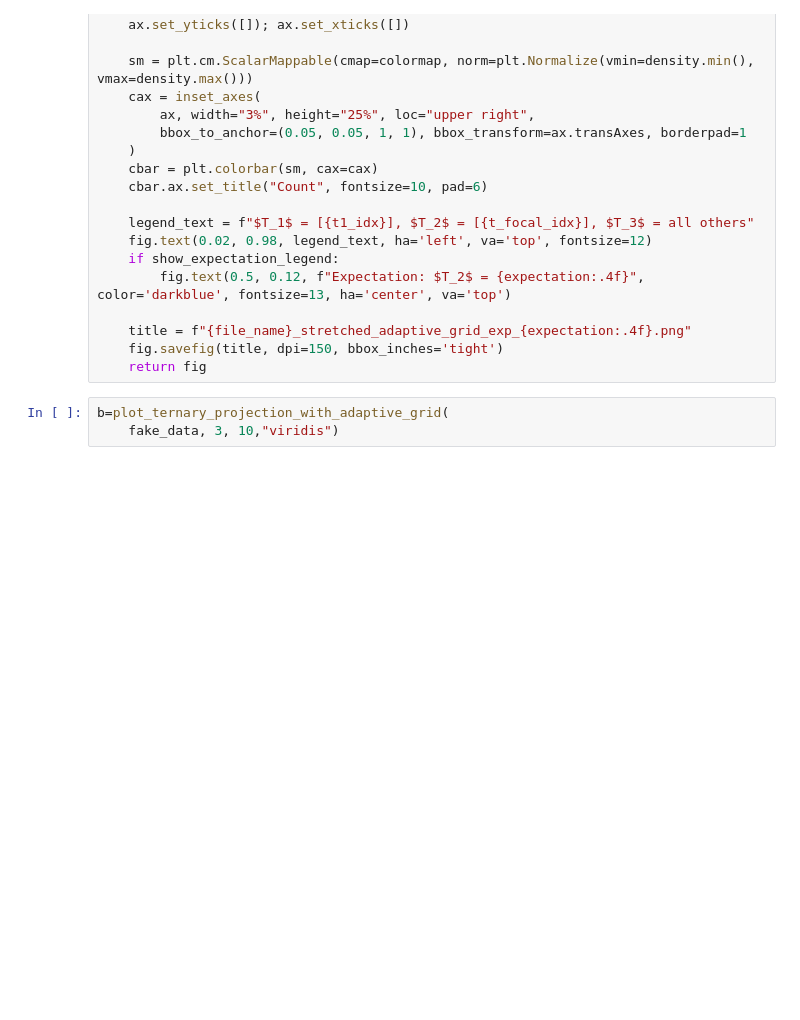
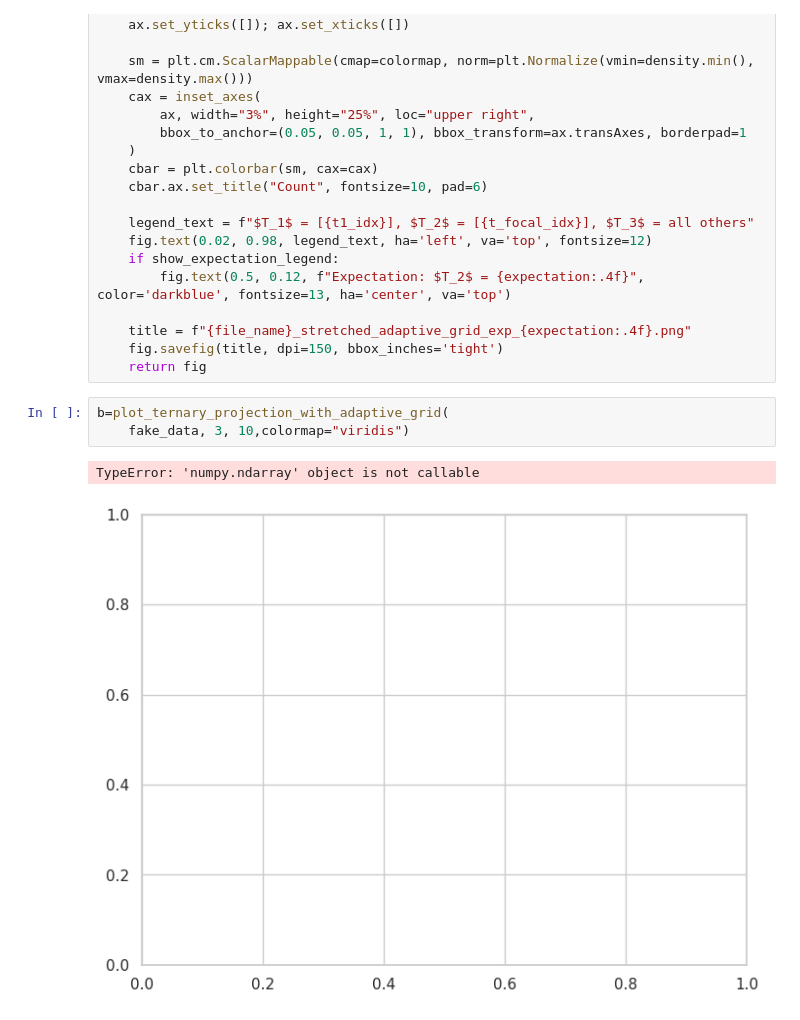
Before and after one commit to HilaLifchitz/twisstntern_v2, a Jupyter notebook: Examples/Figures_Notebook_4_DASHA.ipynb, the cells around one changed output. Cells and saved outputs as stored; diff of their text form; blank space fills up the shorter version.

```diff
--- a/Examples/Figures_Notebook_4_DASHA.ipynb
+++ b/Examples/Figures_Notebook_4_DASHA.ipynb
@@ -2449,4 +2429,7 @@ def plot_ternary_projection_with_adaptive_grid(
     return fig
 # %%
 b=plot_ternary_projection_with_adaptive_grid(
-    fake_data, 3, 10,"viridis")
+    fake_data, 3, 10,colormap="viridis")
+# %% [output]
+TypeError: 'numpy.ndarray' object is not callable
+[figure, added]
```
Also changed, not shown: parts of 13 cells of this notebook, 10 other files.
